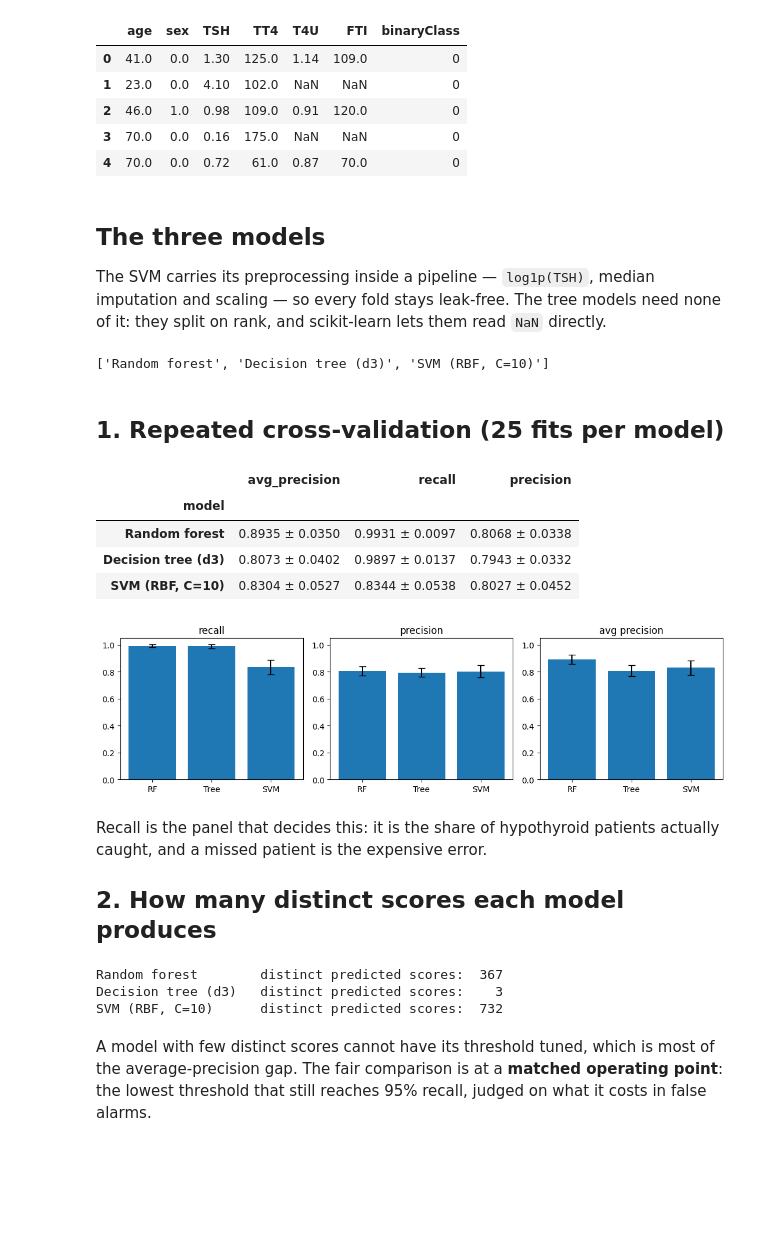
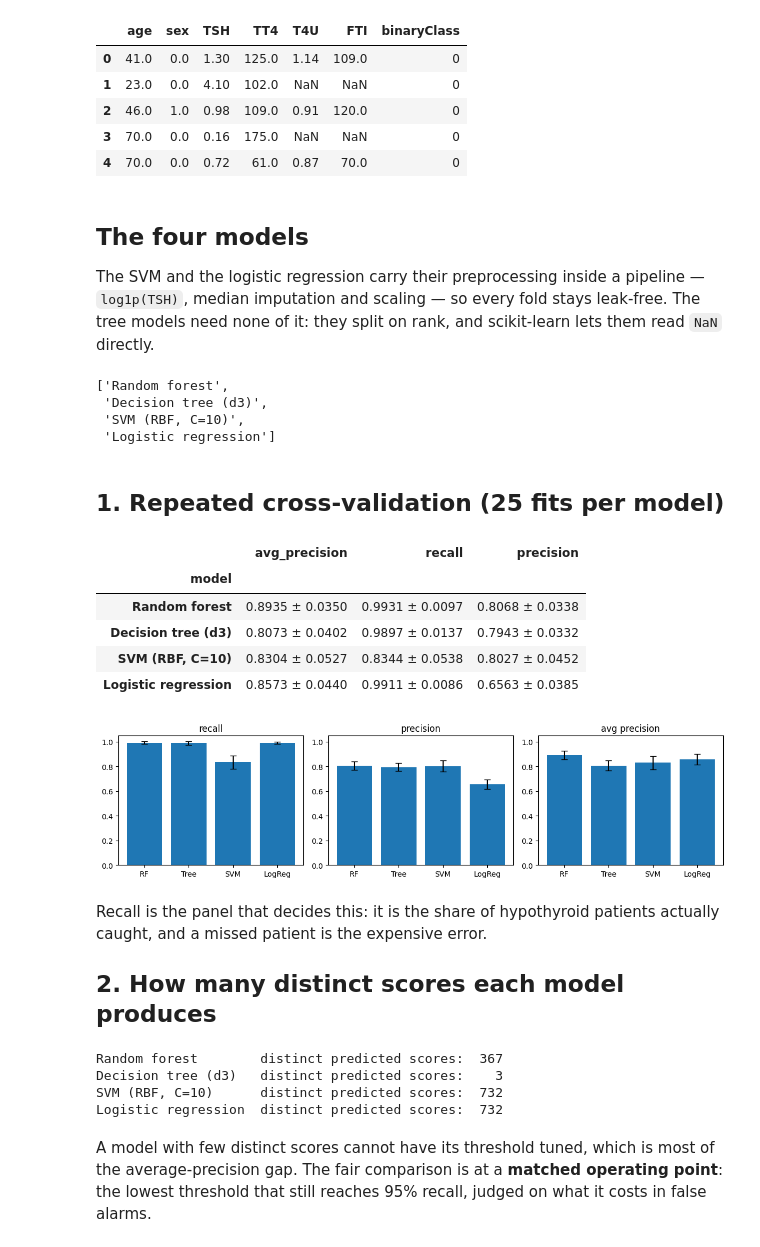
Before and after one commit to pixelhamza/thyroid-prediction-model, a Jupyter notebook: notebook/model_comparison.ipynb, the cells around one changed output. Drawn from its saved outputs; the diff is of its cells as text; code cells hidden in the pictures; blank space fills up the shorter version.

Commit message:
feat(notebook): logistic regression as fourth model

```diff
--- a/notebook/model_comparison.ipynb
+++ b/notebook/model_comparison.ipynb
@@ -59,9 +61,9 @@ clean.head()
 | 3 | 70.0 | 0.0 | 0.16 | 175.0 | NaN | NaN | 0 |
 | 4 | 70.0 | 0.0 | 0.72 | 61.0 | 0.87 | 70.0 | 0 |
 # %% [markdown]
-## The three models
+## The four models
 
-The SVM carries its preprocessing inside a pipeline — `log1p(TSH)`, median imputation and
+The SVM and the logistic regression carry their preprocessing inside a pipeline — `log1p(TSH)`, median imputation and
 scaling — so every fold stays leak-free. The tree models need none of it: they split on rank,
 and scikit-learn lets them read `NaN` directly.
 # %%
@@ -78,10 +80,17 @@ MODELS = {
         log_tsh, SimpleImputer(strategy="median"), StandardScaler(),
         CalibratedClassifierCV(
             SVC(C=10, class_weight="balanced", random_state=RANDOM_STATE), ensemble=False)),
+    "Logistic regression": make_pipeline(
+        log_tsh, SimpleImputer(strategy="median"), StandardScaler(),
+        LogisticRegression(class_weight="balanced", max_iter=2000,
+                           random_state=RANDOM_STATE)),
 }
 list(MODELS)
 # %% [output]
-['Random forest', 'Decision tree (d3)', 'SVM (RBF, C=10)']
+['Random forest',
+ 'Decision tree (d3)',
+ 'SVM (RBF, C=10)',
+ 'Logistic regression']
 # %% [markdown]
 ## 1. Repeated cross-validation (25 fits per model)
 # %%
@@ -105,23 +114,24 @@ pd.DataFrame(rows).set_index("model")
 | Random forest | 0.8935 ± 0.0350 | 0.9931 ± 0.0097 | 0.8068 ± 0.0338 |
 | Decision tree (d3) | 0.8073 ± 0.0402 | 0.9897 ± 0.0137 | 0.7943 ± 0.0332 |
 | SVM (RBF, C=10) | 0.8304 ± 0.0527 | 0.8344 ± 0.0538 | 0.8027 ± 0.0452 |
+| Logistic regression | 0.8573 ± 0.0440 | 0.9911 ± 0.0086 | 0.6563 ± 0.0385 |
 # %%
 metrics = [("test_recall", "recall"), ("test_precision", "precision"),
            ("test_average_precision", "avg precision")]
 names = list(MODELS)
 
-fig, axes = plt.subplots(1, 3, figsize=(11, 3.2))
+fig, axes = plt.subplots(1, 3, figsize=(12, 3.2))
 for ax, (key, title) in zip(axes, metrics):
     means = [raw[n][key].mean() for n in names]
     stds = [raw[n][key].std() for n in names]
-    ax.bar(range(3), means, yerr=stds, capsize=4)
-    ax.set_xticks(range(3), ["RF", "Tree", "SVM"])
+    ax.bar(range(len(names)), means, yerr=stds, capsize=4)
+    ax.set_xticks(range(len(names)), ["RF", "Tree", "SVM", "LogReg"])
     ax.set_ylim(0, 1.05)
     ax.set_title(title)
 plt.tight_layout()
 plt.show()
 # %% [output]
-[figure, old version]
+[figure, new version]
 # %% [markdown]
 Recall is the panel that decides this: it is the share of hypothyroid patients actually caught,
 and a missed patient is the expensive error.
@@ -142,6 +152,7 @@ for name, model in MODELS.items():
 Random forest        distinct predicted scores:  367
 Decision tree (d3)   distinct predicted scores:    3
 SVM (RBF, C=10)      distinct predicted scores:  732
+Logistic regression  distinct predicted scores:  732
 # %% [markdown]
 A model with few distinct scores cannot have its threshold tuned, which is most of the
 average-precision gap. The fair comparison is at a **matched operating point**: the lowest
```
Also changed, not shown: parts of 4 cells of this notebook, 6 other files.
